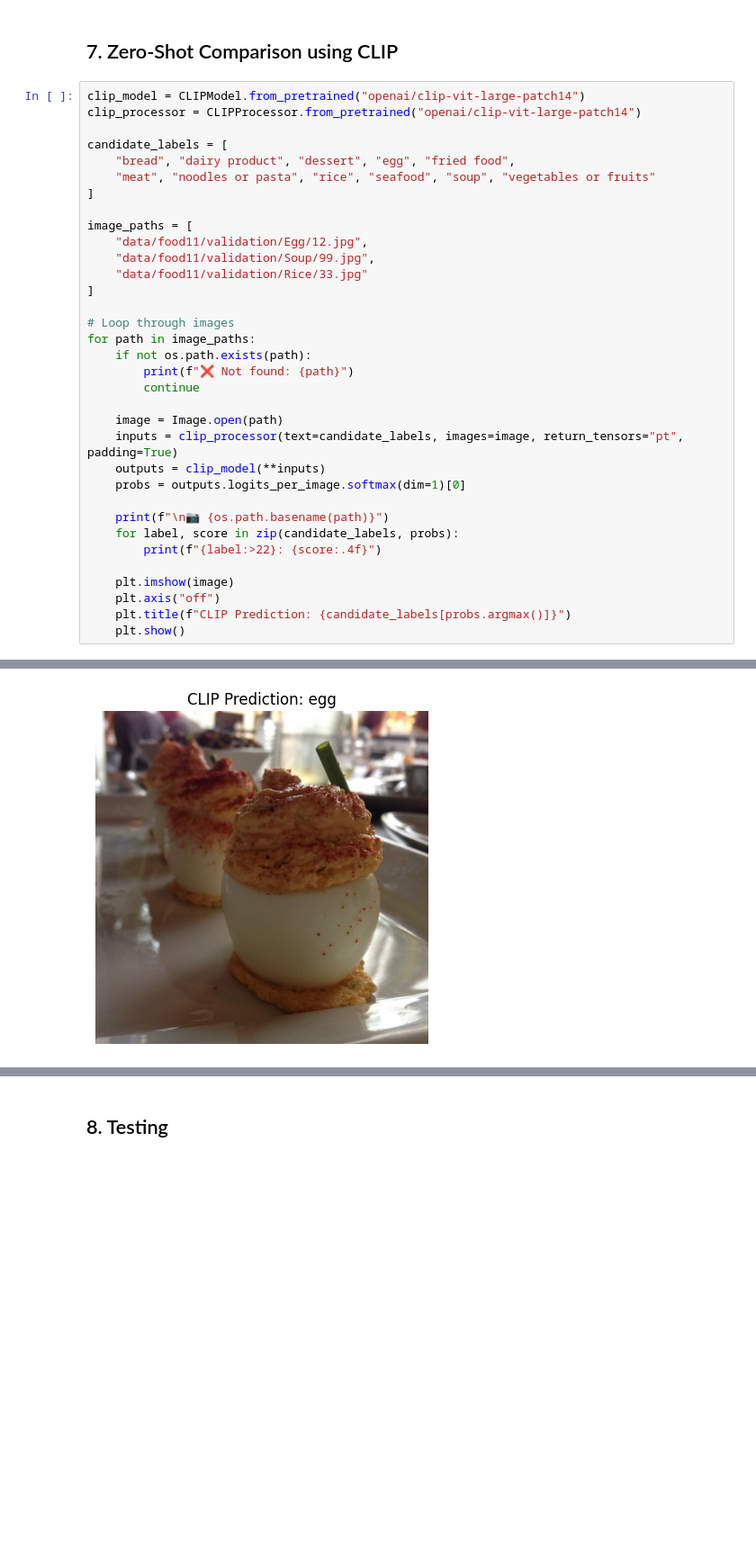
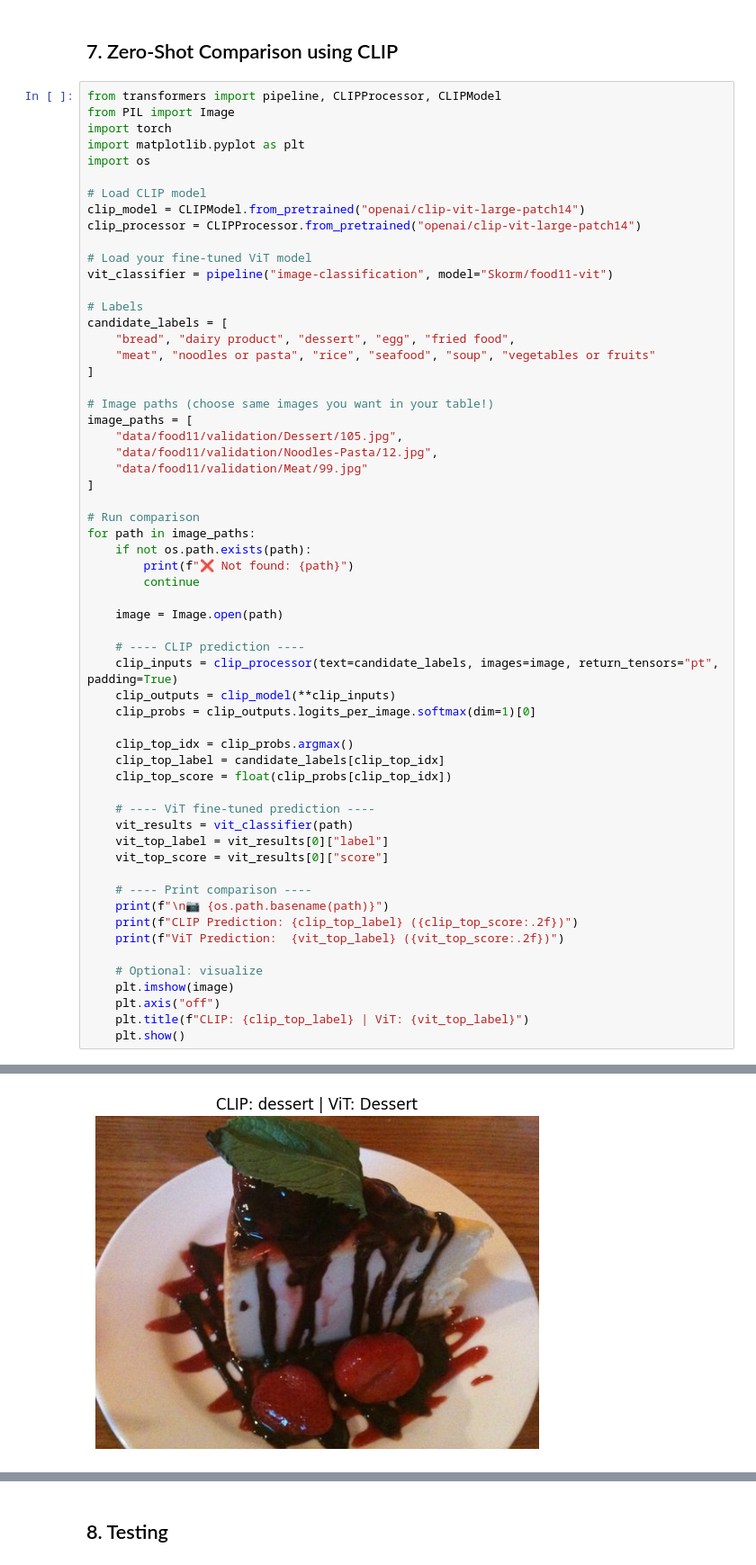
Before and after one commit to Skormer/computer-vision-project, a Jupyter notebook: food11_image_classification_final.ipynb, the cells around one changed output, grey strips where cells are left out. Shown at 90% size. Cells and saved outputs as stored; diff of their text form; blank space fills up the shorter version.

```diff
--- a/food11_image_classification_final.ipynb
+++ b/food11_image_classification_final.ipynb
@@ -176,37 +219,62 @@ plt.show()
 # %% [markdown]
 ## 7. Zero-Shot Comparison using CLIP
 # %%
+from transformers import pipeline, CLIPProcessor, CLIPModel
+from PIL import Image
+import torch
+import matplotlib.pyplot as plt
+import os
+
+# Load CLIP model
 clip_model = CLIPModel.from_pretrained("openai/clip-vit-large-patch14")
 clip_processor = CLIPProcessor.from_pretrained("openai/clip-vit-large-patch14")
 
+# Load your fine-tuned ViT model
+vit_classifier = pipeline("image-classification", model="Skorm/food11-vit")
+
+# Labels
 candidate_labels = [
     "bread", "dairy product", "dessert", "egg", "fried food",
     "meat", "noodles or pasta", "rice", "seafood", "soup", "vegetables or fruits"
 ]
 
+# Image paths (choose same images you want in your table!)
 image_paths = [
-    "data/food11/validation/Egg/12.jpg",
-    "data/food11/validation/Soup/99.jpg",
-    "data/food11/validation/Rice/33.jpg"
+    "data/food11/validation/Dessert/105.jpg",
+    "data/food11/validation/Noodles-Pasta/12.jpg",
+    "data/food11/validation/Meat/99.jpg"
 ]
 
-# Loop through images
+# Run comparison
 for path in image_paths:
     if not os.path.exists(path):
         print(f"❌ Not found: {path}")
         continue
 
     image = Image.open(path)
-    inputs = clip_processor(text=candidate_labels, images=image, return_tensors="pt", padding=True)
-    outputs = clip_model(**inputs)
-    probs = outputs.logits_per_image.softmax(dim=1)[0]
 
+    # ---- CLIP prediction ----
+    clip_inputs = clip_processor(text=candidate_labels, images=image, return_tensors="pt", padding=True)
+    clip_outputs = clip_model(**clip_inputs)
+    clip_probs = clip_outputs.logits_per_image.softmax(dim=1)[0]
+
+    clip_top_idx = clip_probs.argmax()
+    clip_top_label = candidate_labels[clip_top_idx]
+    clip_top_score = float(clip_probs[clip_top_idx])
+
+    # ---- ViT fine-tuned prediction ----
+    vit_results = vit_classifier(path)
+    vit_top_label = vit_results[0]["label"]
+    vit_top_score = vit_results[0]["score"]
+
+    # ---- Print comparison ----
     print(f"\n📷 {os.path.basename(path)}")
-    for label, score in zip(candidate_labels, probs):
-        print(f"{label:>22}: {score:.4f}")
+    print(f"CLIP Prediction: {clip_top_label} ({clip_top_score:.2f})")
+    print(f"ViT Prediction:  {vit_top_label} ({vit_top_score:.2f})")
 
+    # Optional: visualize
     plt.imshow(image)
     plt.axis("off")
-    plt.title(f"CLIP Prediction: {candidate_labels[probs.argmax()]}")
+    plt.title(f"CLIP: {clip_top_label} | ViT: {vit_top_label}")
     plt.show()
 # %% [output]
@@ -225 +285 @@ for path in image_paths:
-[figure, old version]
+[figure, new version]
```
Also changed, not shown: parts of 14 cells of this notebook, 2 other files.
